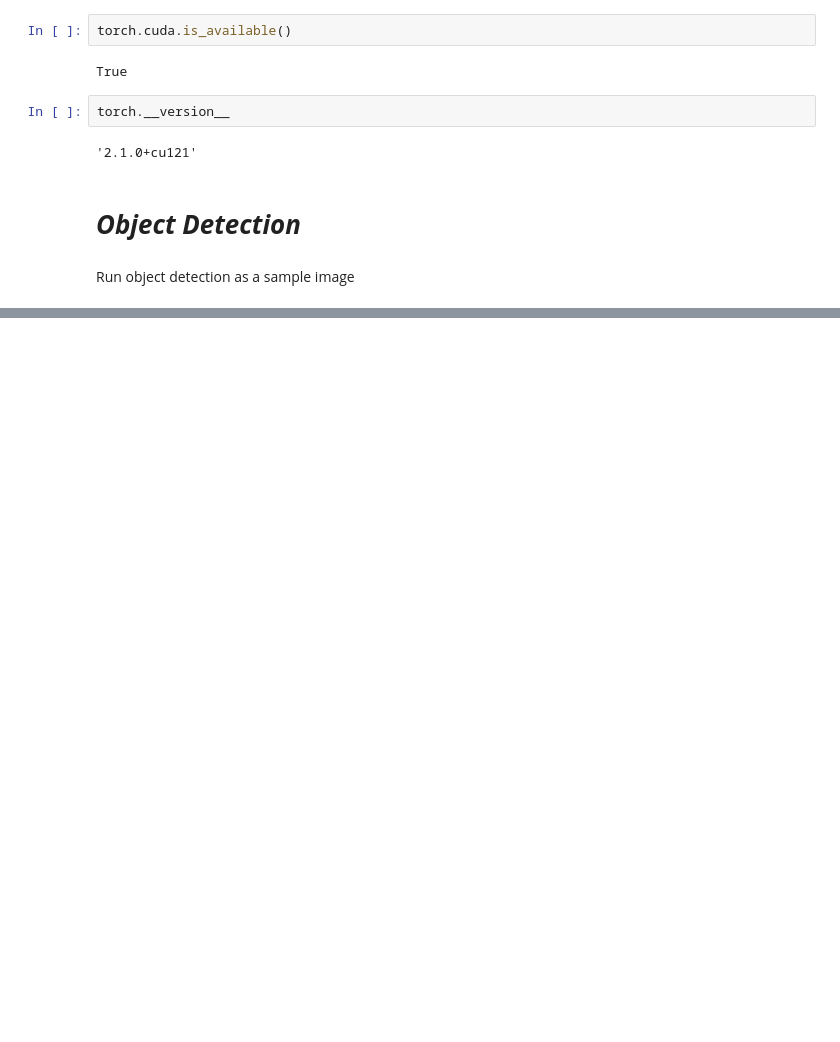
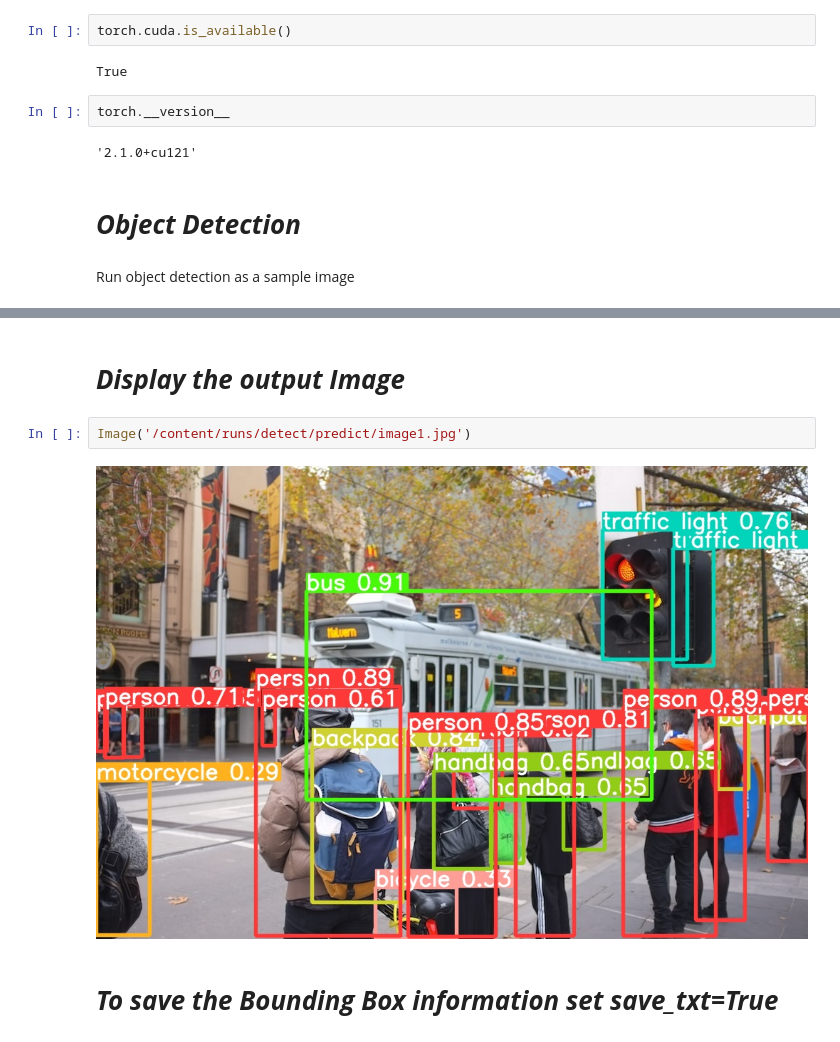
Before and after one commit to RAGISHIVANAND/YOLOv8-Object-Detection-Tracking-Web-App-in-Python-2023, a Jupyter notebook: yolov8_implementation_in_google_colabs.ipynb, the cells around one changed output, grey strips where cells are left out. Drawn from its saved outputs; the diff is of its cells as text; blank space fills up the shorter version.

```diff
--- a/yolov8_implementation_in_google_colabs.ipynb
+++ b/yolov8_implementation_in_google_colabs.ipynb
@@ -59 +65,9 @@ Speed: 0.6ms pre-process, 76.4ms inference, 678.7ms postprocess per image at sha
 Results saved to runs/detect/predict
+# %% [markdown]
+# ***Display the output Image***
+# %%
+Image('/content/runs/detect/predict/image1.jpg')
+# %% [output]
+[figure, added]
+# %% [markdown]
+# ***To save the Bounding Box information set save_txt=True***
```
Also changed, not shown: parts of 9 cells of this notebook.
